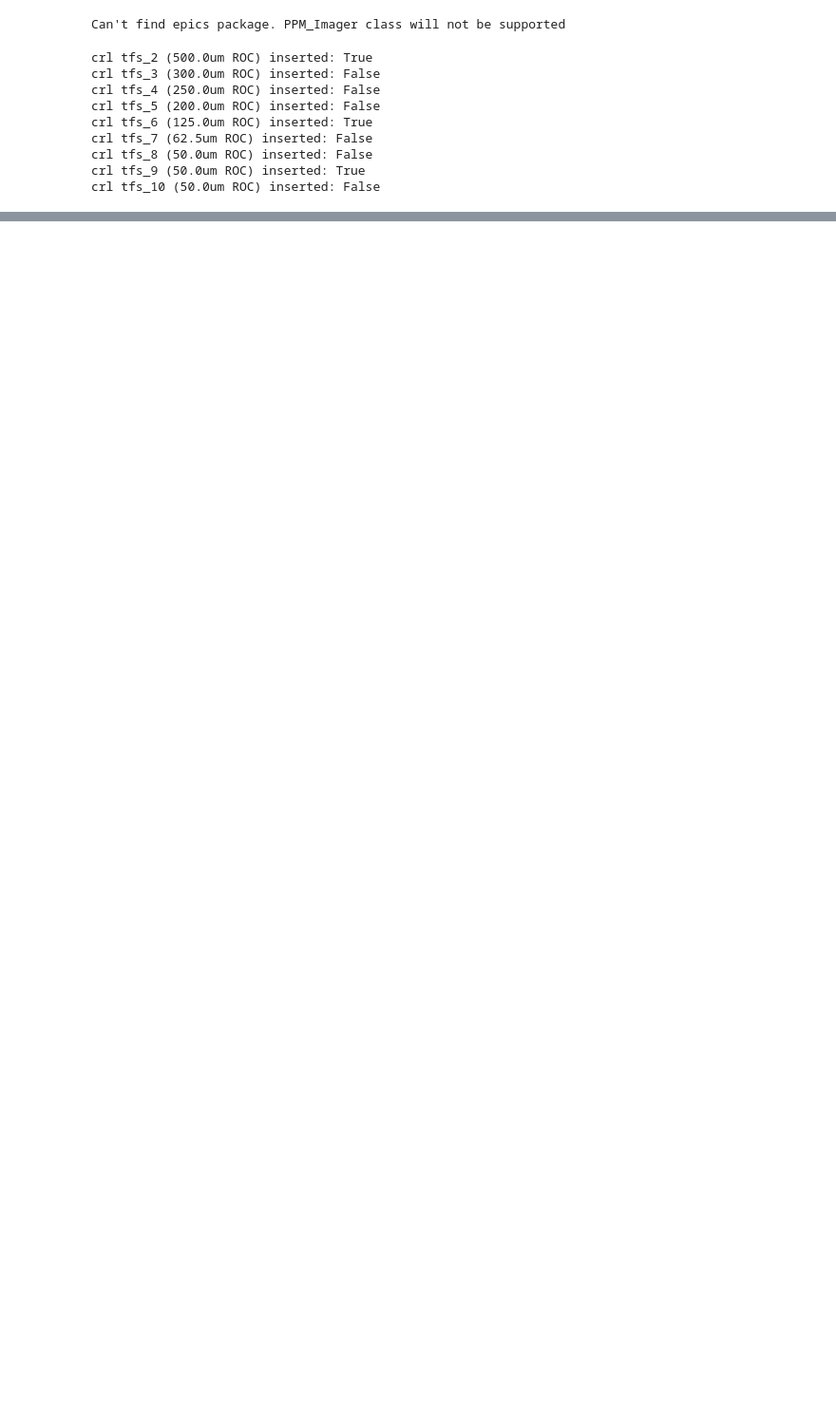
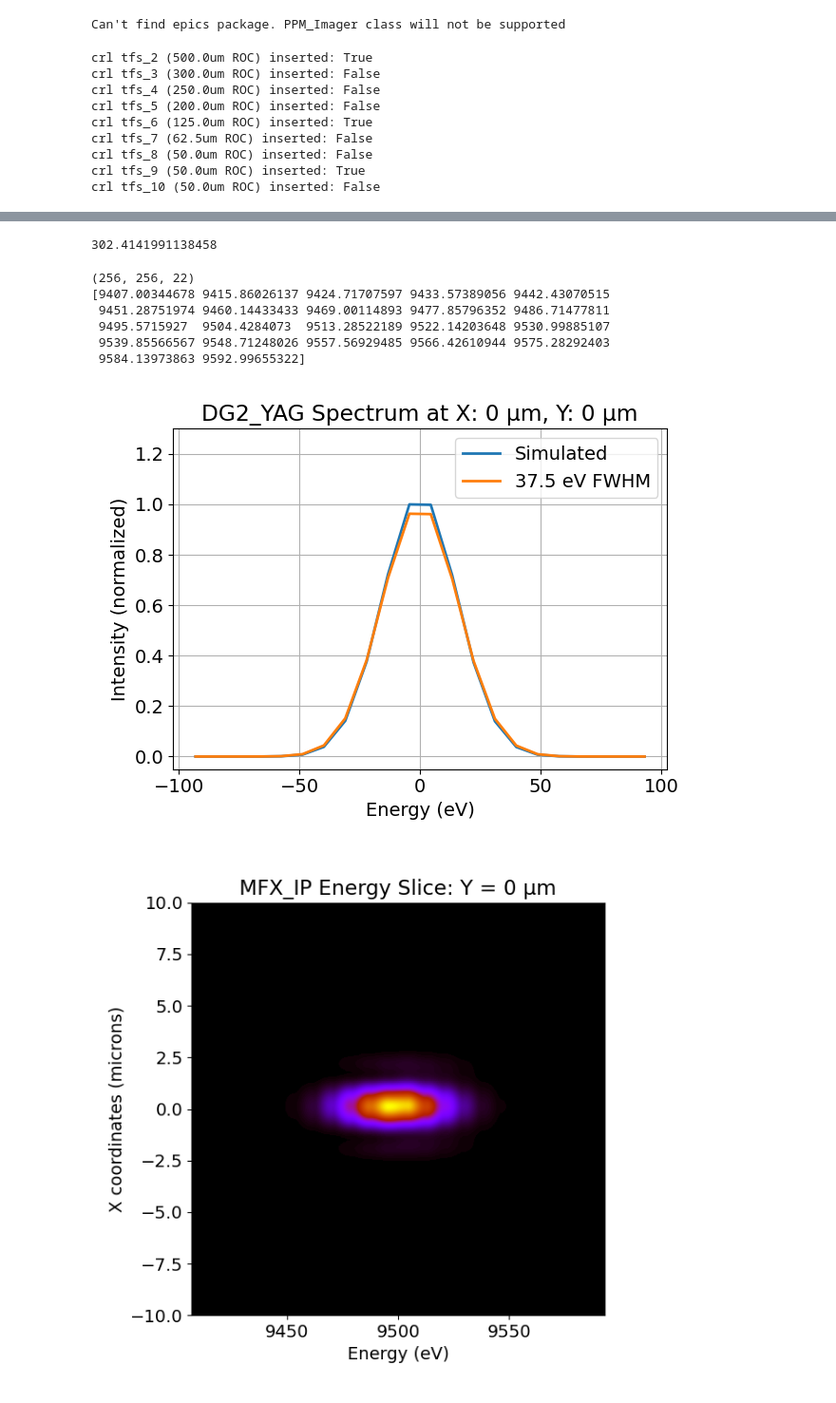
Before and after one commit to mseaberg/lcls_beamline_toolbox, a Jupyter notebook: scripts/mfx_test.ipynb, the cells around one changed output, grey strips where cells are left out. Shown at 95% size. Saved outputs shown, nothing was run; the diff lists cells and outputs as text; code cells hidden in the pictures; blank space fills up the shorter version.

```diff
--- a/scripts/mfx_test.ipynb
+++ b/scripts/mfx_test.ipynb
@@ -68,0 +72,18 @@ mfx_sim.beamline.DG3_YAG.view_beam()
+# %%
+beam_params = {
+            'photonEnergy': 9500,
+            'N': 512,
+            'sigma_x': 30e-6,
+            'sigma_y': 30e-6,
+            'rangeFactor': 5,
+            'scaleFactor': 10,
+            'z_source': 650 - 26
+        }
+
+pulse_test = beam.Pulse(beam_params=beam_params, tau=.05, time_window=.5)
+
+start = time.time()
+
+pulse_test.propagate(beamline=mfx_sim.beamline, screen_names=['DG2_YAG','MFX_IP','DG3_YAG'],cores=8)
+
+end = time.time()
@@ -68,0 +99,19 @@ mfx_sim.beamline.DG3_YAG.view_beam()
+# %%
+print(end-start)
+# %% [output]
+302.4141991138458
+# %%
+pulse_test.plot_spectrum('DG2_YAG')
+pulse_test.imshow_energy_slice('MFX_IP')
+pulse_test.imshow_projection('DG3_YAG')
+print(np.shape(pulse_test.energy_stacks['DG2_YAG']))
+print(pulse_test.energy)
+# %% [output]
+(256, 256, 22)
+[9407.00344678 9415.86026137 9424.71707597 9433.57389056 9442.43070515
+ 9451.28751974 9460.14433433 9469.00114893 9477.85796352 9486.71477811
+ 9495.5715927  9504.4284073  9513.28522189 9522.14203648 9530.99885107
+ 9539.85566567 9548.71248026 9557.56929485 9566.42610944 9575.28292403
+ 9584.13973863 9592.99655322]
+[figure, added]
+[figure, added]
```
Also changed, not shown: parts of 6 cells of this notebook, 1 other file.
